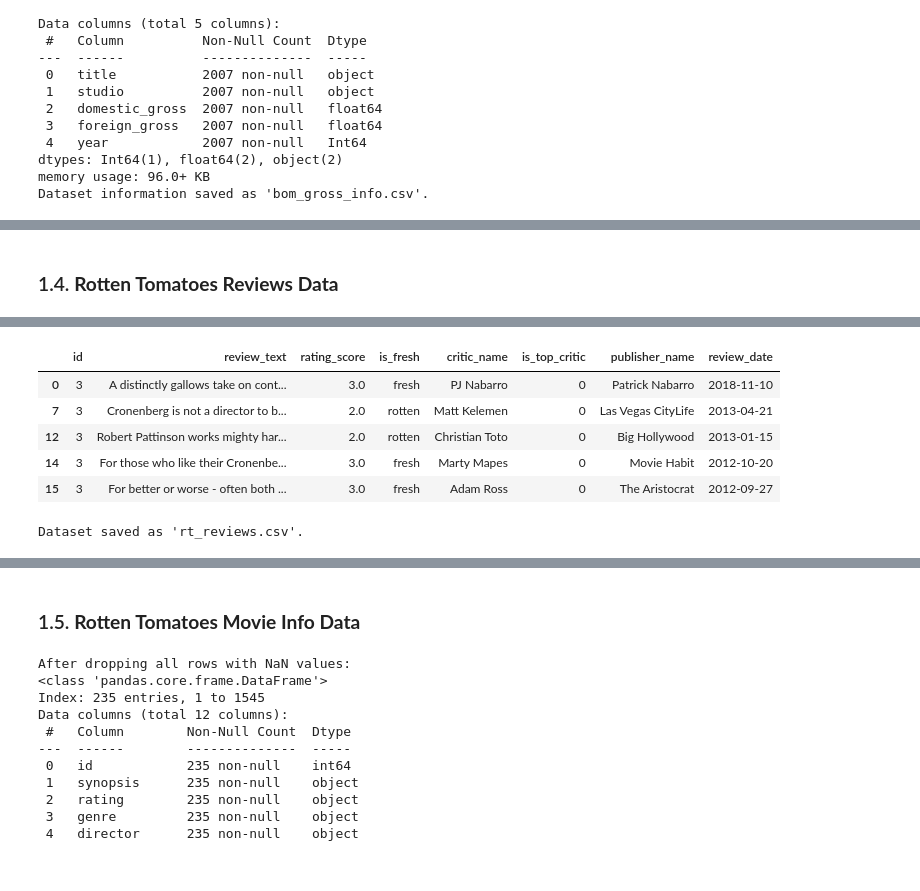
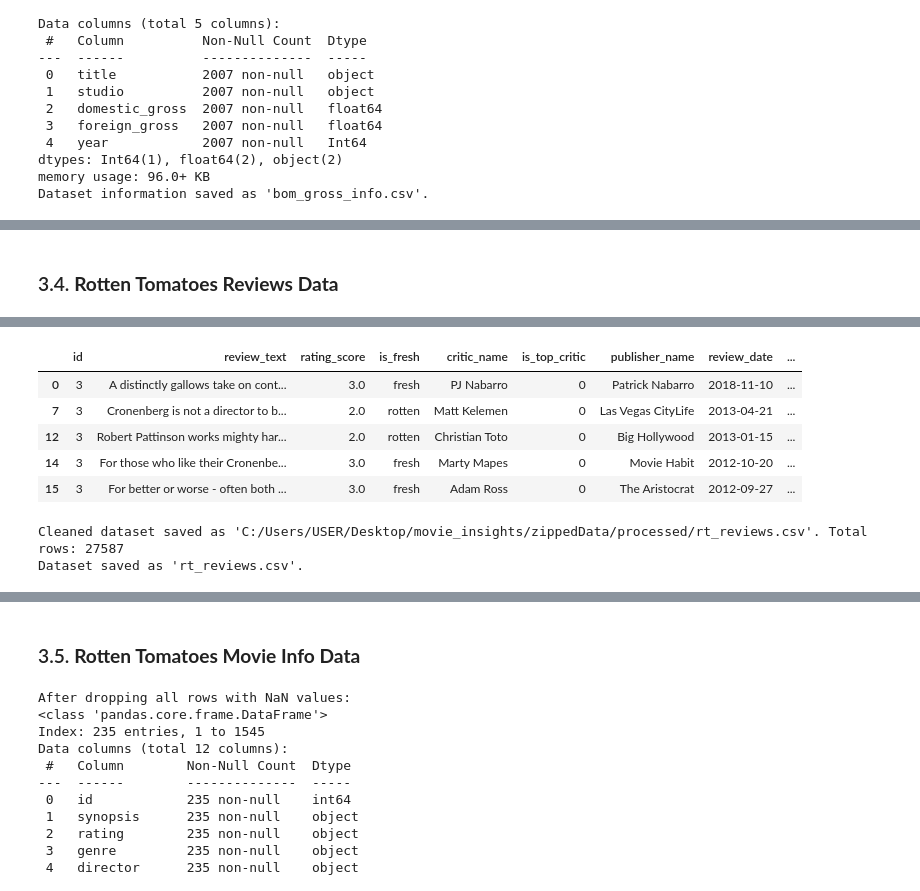
Before and after one commit to blexolonde/dsc-phase-2-FilmForecast, a Jupyter notebook: notebooks/final.ipynb, the cells around one changed output, grey strips where cells are left out. Drawn from its saved outputs; the diff is of its cells as text; code cells hidden in the pictures.

```diff
--- a/notebooks/final.ipynb
+++ b/notebooks/final.ipynb
@@ -466,14 +588,12 @@ Dataset saved as 'tmdb_movies.csv'.
 # %% [markdown]
-### 1.4. **Rotten Tomatoes Reviews Data**
+### 3.4. **Rotten Tomatoes Reviews Data**
 # %%
-# Drop rows where `review` or `rating` is missing
-rt_reviews.dropna(subset=['review', 'rating', 'critic'], inplace=True)
-
+# Drop rows where `review`, `rating`, or `critic` is missing
+rt_reviews.dropna(subset=['review', 'rating', 'critic','publisher'], inplace=True)
 
 # Convert `date` column to datetime
 rt_reviews['date'] = pd.to_datetime(rt_reviews['date'], errors='coerce')
 
-# Convert Data Types
 # Parse `rating` to extract numeric scores (e.g., '3/5' -> 3.0)
 def parse_rating(rating):
     try:
@@ -483,10 +603,25 @@ def parse_rating(rating):
 
 rt_reviews['rating'] = rt_reviews['rating'].apply(parse_rating)
 
-# Drop rows with missing  `rating_score`
+# Drop rows with missing `rating_score`
 rt_reviews.dropna(subset=['rating'], inplace=True)
 
-# Remove Duplicates
+# Normalize ratings to a 0-10 scale
+def normalize_rating(rating):
+    try:
+        parts = rating.split('/')
+        if len(parts) == 2 and float(parts[1]) > 0:
+            return (float(parts[0]) / float(parts[1])) * 10
+    except:
+        return None
+    return None
+
+rt_reviews['normalized_rating'] = rt_reviews['rating'].apply(normalize_rating)
+
+# Drop rows with invalid or missing dates
+rt_reviews = rt_reviews.dropna(subset=['date'])
+
+# Remove duplicates
 rt_reviews.drop_duplicates(inplace=True)
 
 # Rename Columns to snake_case
@@ -500,9 +635,22 @@ rt_reviews.rename(columns={
     'date': 'review_date'
 }, inplace=True)
 
+# Display dataset info
 print("Rotten Tomatoes Reviews Data:")
-print(rt_reviews.info())  # Get an overview of the dataset
-display(rt_reviews.head())  # Display the first few rows
+print(rt_reviews.info())
+
+# Display summary statistics for numeric columns
+print("\nSummary Statistics:")
+print(rt_reviews[['rating_score', 'normalized_rating']].describe())
+
+# Display the first few rows of the cleaned data
+display(rt_reviews.head())
+
+# Save the DataFrame to a CSV file
+output_path = 'C:/Users/USER/Desktop/movie_insights/zippedData/processed/rt_reviews.csv'
+rt_reviews.to_csv(output_path, index=False)
+print(f"Cleaned dataset saved as '{output_path}'. Total rows: {rt_reviews.shape[0]}")
+
 
 # Save the DataFrame to a CSV file
 rt_reviews.to_csv('C:/Users/USER/Desktop/movie_insights/zippedData/processed/rt_reviews.csv', index=False)
@@ -528,14 +676,15 @@ None
-|  | id | review_text | rating_score | is_fresh | critic_name | is_top_critic | publisher_name | review_date |
-| 0 | 3 | A distinctly gallows take on cont... | 3.0 | fresh | PJ Nabarro | 0 | Patrick Nabarro | 2018-11-10 |
-| 7 | 3 | Cronenberg is not a director to b... | 2.0 | rotten | Matt Kelemen | 0 | Las Vegas CityLife | 2013-04-21 |
-| 12 | 3 | Robert Pattinson works mighty har... | 2.0 | rotten | Christian Toto | 0 | Big Hollywood | 2013-01-15 |
-| 14 | 3 | For those who like their Cronenbe... | 3.0 | fresh | Marty Mapes | 0 | Movie Habit | 2012-10-20 |
-| 15 | 3 | For better or worse - often both ... | 3.0 | fresh | Adam Ross | 0 | The Aristocrat | 2012-09-27 |
+|  | id | review_text | rating_score | is_fresh | critic_name | is_top_critic | publisher_name | review_date | ... |
+| 0 | 3 | A distinctly gallows take on cont... | 3.0 | fresh | PJ Nabarro | 0 | Patrick Nabarro | 2018-11-10 | ... |
+| 7 | 3 | Cronenberg is not a director to b... | 2.0 | rotten | Matt Kelemen | 0 | Las Vegas CityLife | 2013-04-21 | ... |
+| 12 | 3 | Robert Pattinson works mighty har... | 2.0 | rotten | Christian Toto | 0 | Big Hollywood | 2013-01-15 | ... |
+| 14 | 3 | For those who like their Cronenbe... | 3.0 | fresh | Marty Mapes | 0 | Movie Habit | 2012-10-20 | ... |
+| 15 | 3 | For better or worse - often both ... | 3.0 | fresh | Adam Ross | 0 | The Aristocrat | 2012-09-27 | ... |
+Cleaned dataset saved as 'C:/Users/USER/Desktop/movie_insights/zippedData/processed/rt_reviews.csv'. Total rows: 27587
 Dataset saved as 'rt_reviews.csv'.
 # %% [markdown]
 <img src="https://media3.giphy.com/media/v1.Y2lkPTc5MGI3NjExenpwZmpqdXo4YTF2eXY0Zzl3eDZ3bm00ZXZzd3BnOTZ5NHRyZ2tuMSZlcD12MV9pbnRlcm5hbF9naWZfYnlfaWQmY3Q9Zw/26gscNQHswYio5RBu/giphy.webp" alt="Fun GIF" width="400"/>
 # %% [markdown]
-### 1.5. **Rotten Tomatoes Movie Info Data**
+### 3.5. **Rotten Tomatoes Movie Info Data**
 # %%
 # Convert to datetime and coerce invalid dates to NaT
 rt_info['theater_date'] = pd.to_datetime(rt_info['theater_date'], errors='coerce')
```
Also changed, not shown: parts of 35 cells of this notebook, 6 other files.
